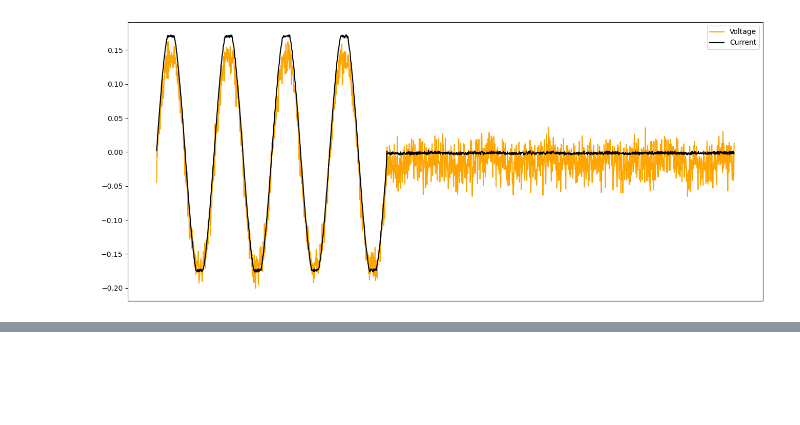
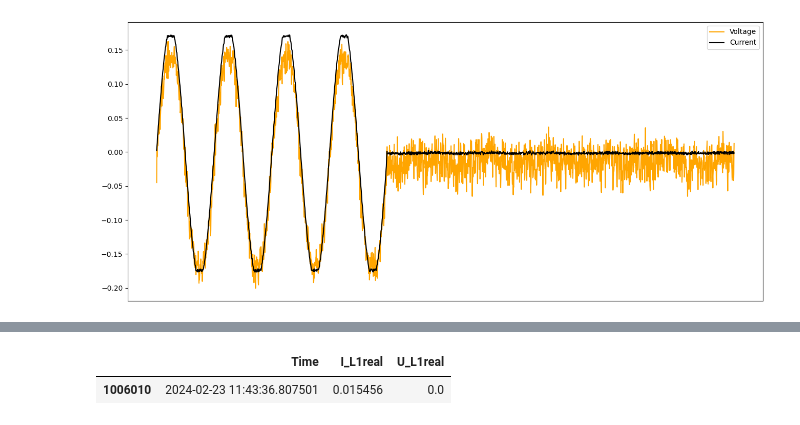
Before and after one commit to YuganshuWadhwa/Anomaly-Detection-For-Electrical-Systems, a Jupyter notebook: anomalies.ipynb, the cells around one changed output, grey strips where cells are left out. Saved outputs shown, nothing was run; the diff lists cells and outputs as text; code cells hidden in the pictures; blank space fills up the shorter version.

```diff
--- a/anomalies.ipynb
+++ b/anomalies.ipynb
@@ -94,0 +127,5 @@ powerFailureDf[powerFailureDf['Time'] == '2024-02-23 11:43:08.000000']
+# %%
+powerFailureDf[powerFailureDf['Time'] == powerFailureDf.iloc[-1]['Time']]
+# %% [output]
+|  | Time | I_L1real | U_L1real |
+| 1006010 | 2024-02-23 11:43:36.807501 | 0.015456 | 0.0 |
```
Also changed, not shown: parts of 8 cells of this notebook.
